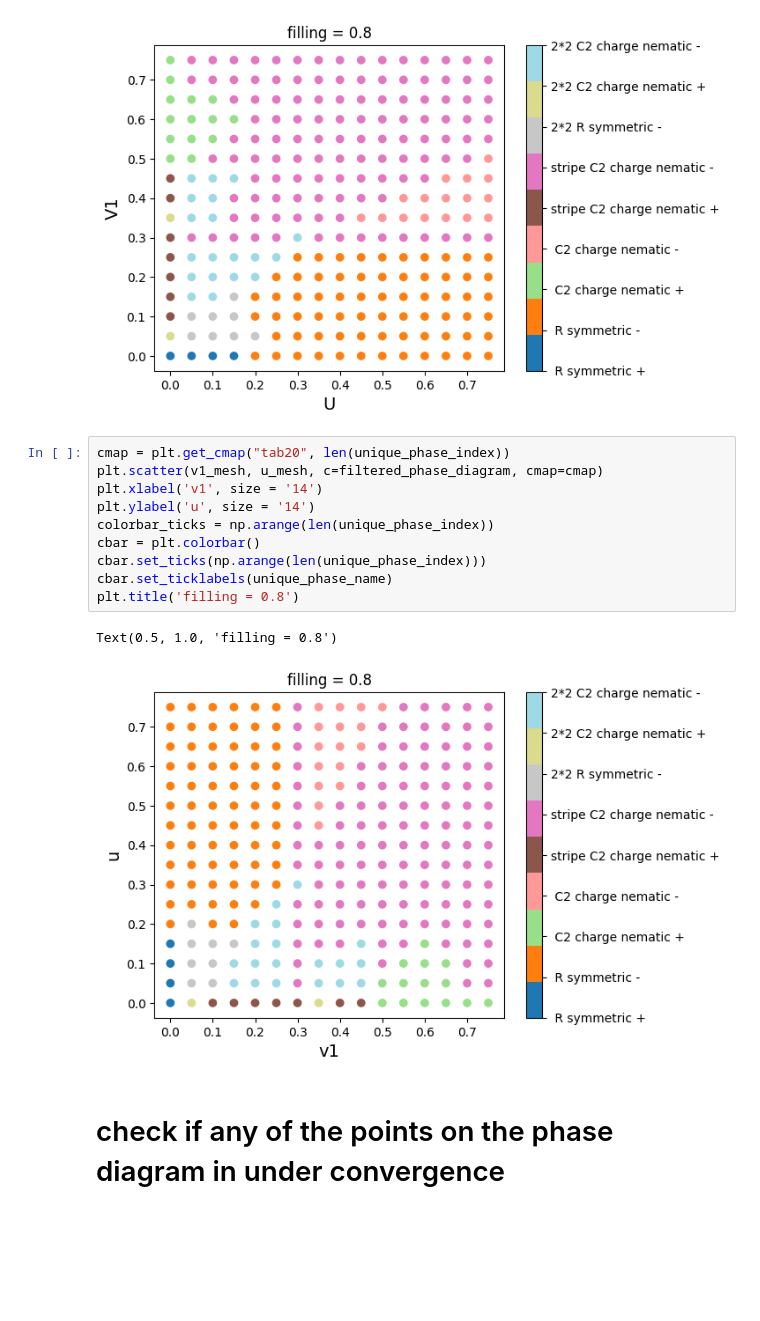
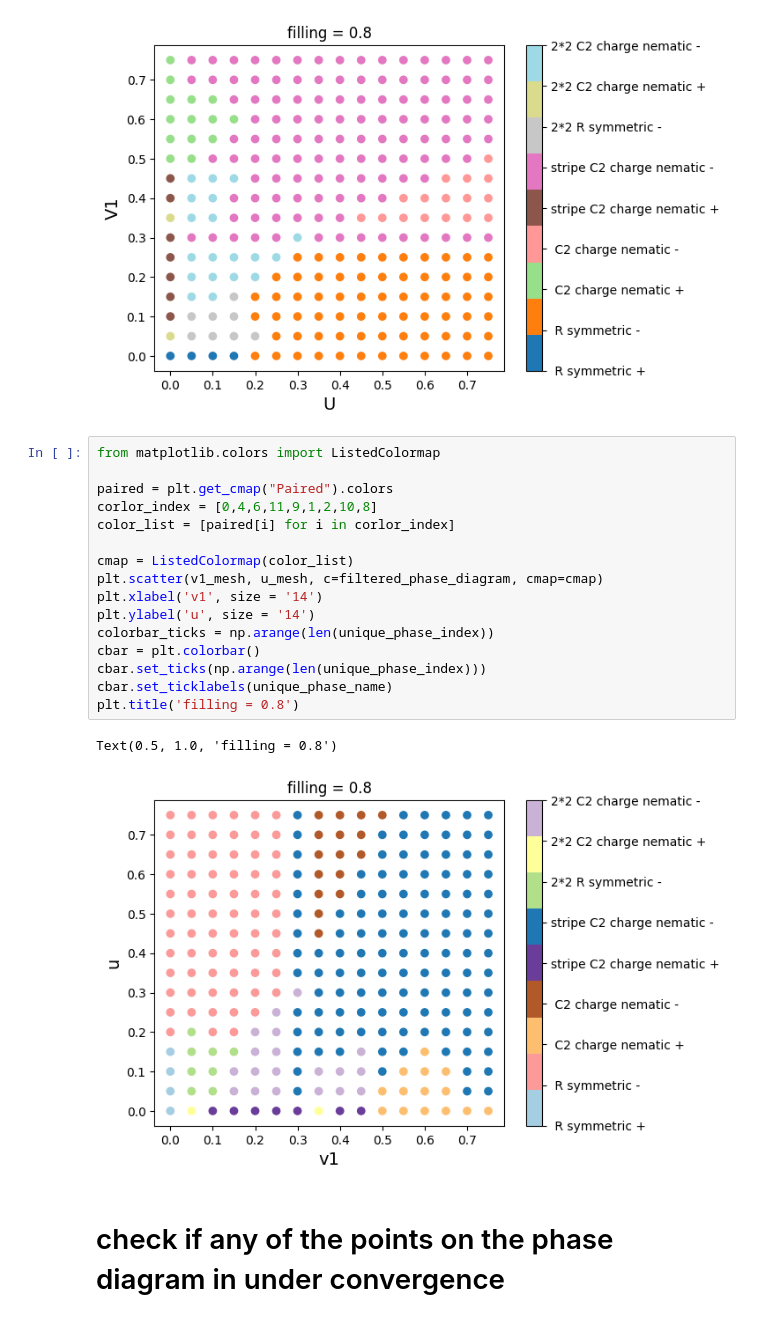
Before and after one commit to yumannhe/SCHF_auto_collinear, a Jupyter notebook: data_analysis/fixed_filling/2_2/phase_diagram_filling_0p8_t_4em4_2_2_seed_121.ipynb, the cells around one changed output. Cells and saved outputs as stored; diff of their text form; blank space fills up the shorter version.

```diff
--- a/data_analysis/fixed_filling/2_2/phase_diagram_filling_0p8_t_4em4_2_2_seed_121.ipynb
+++ b/data_analysis/fixed_filling/2_2/phase_diagram_filling_0p8_t_4em4_2_2_seed_121.ipynb
@@ -312,18 +312,24 @@ plt.title('filling = 0.8')
 Text(0.5, 1.0, 'filling = 0.8')
 [figure]
 # %%
-cmap = plt.get_cmap("tab20", len(unique_phase_index))
+from matplotlib.colors import ListedColormap
+
+paired = plt.get_cmap("Paired").colors
+corlor_index = [0,4,6,11,9,1,2,10,8]
+color_list = [paired[i] for i in corlor_index]
+
+cmap = ListedColormap(color_list)
 plt.scatter(v1_mesh, u_mesh, c=filtered_phase_diagram, cmap=cmap)
 plt.xlabel('v1', size = '14')
 plt.ylabel('u', size = '14')
 colorbar_ticks = np.arange(len(unique_phase_index))
 cbar = plt.colorbar()
 cbar.set_ticks(np.arange(len(unique_phase_index)))
 cbar.set_ticklabels(unique_phase_name)
 plt.title('filling = 0.8')
 # %% [output]
 Text(0.5, 1.0, 'filling = 0.8')
-[figure, old version]
+[figure, new version]
 # %% [markdown]
 # check if any of the points on the phase diagram in under convergence
 # %%
```
Also changed, not shown: 7 other files.
